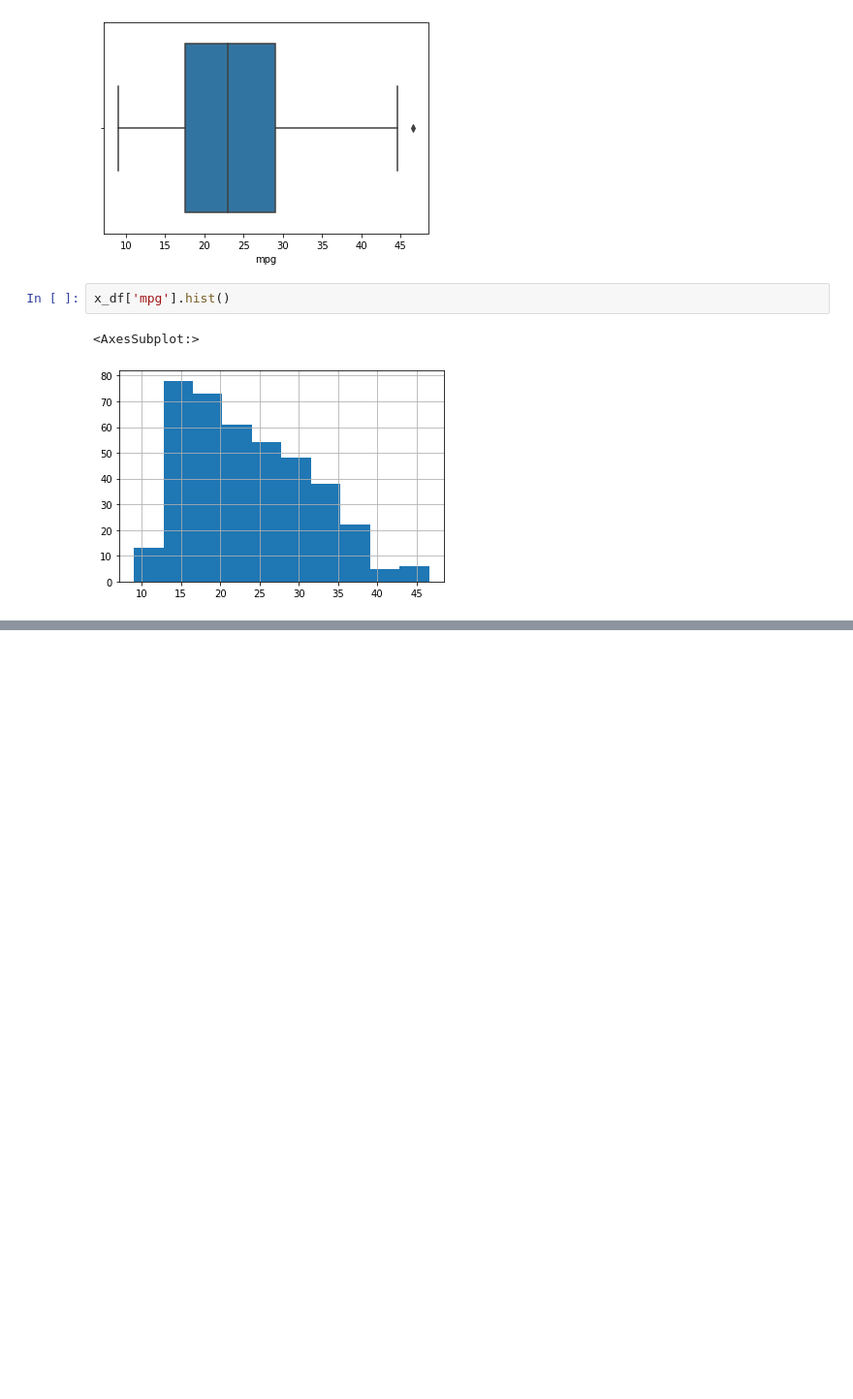
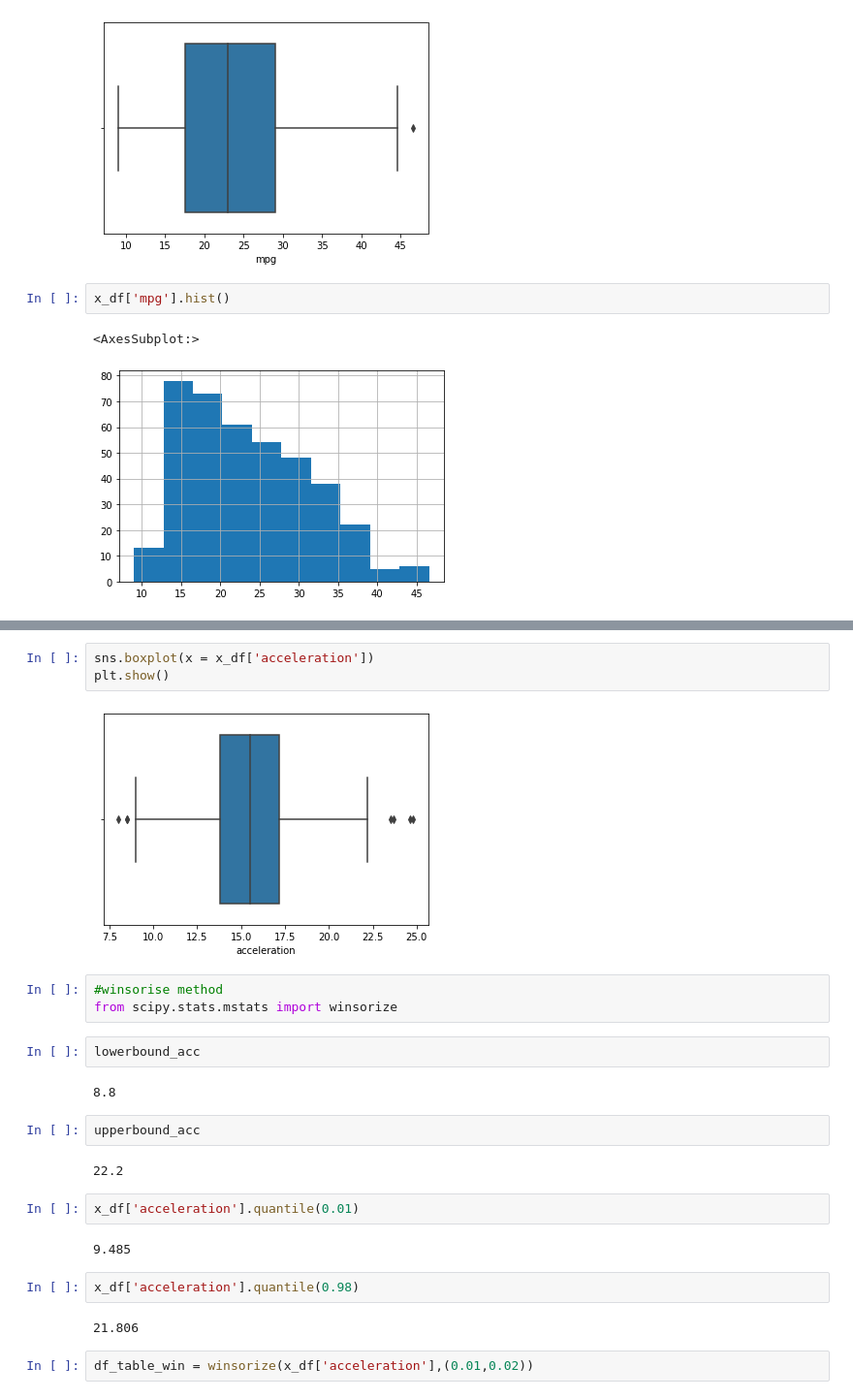
Before and after one commit to shrutikatkade/DM___, a Jupyter notebook: Practical-01.ipynb, the cells around one changed output, grey strips where cells are left out. Shown at 97% size. Cells and saved outputs as stored; diff of their text form; blank space fills up the shorter version.

```diff
--- a/Practical-01.ipynb
+++ b/Practical-01.ipynb
@@ -440,0 +580,26 @@ x_df['mpg'].hist()
+# %%
+sns.boxplot(x = x_df['acceleration'])
+plt.show()
+# %% [output]
+[figure, added]
+# %%
+#winsorise method
+from scipy.stats.mstats import winsorize
+# %%
+lowerbound_acc
+# %% [output]
+8.8
+# %%
+upperbound_acc
+# %% [output]
+22.2
+# %%
+x_df['acceleration'].quantile(0.01)
+# %% [output]
+9.485
+# %%
+x_df['acceleration'].quantile(0.98)
+# %% [output]
+21.806
+# %%
+df_table_win = winsorize(x_df['acceleration'],(0.01,0.02))
```
Also changed, not shown: parts of 84 cells of this notebook, 1 other file.
